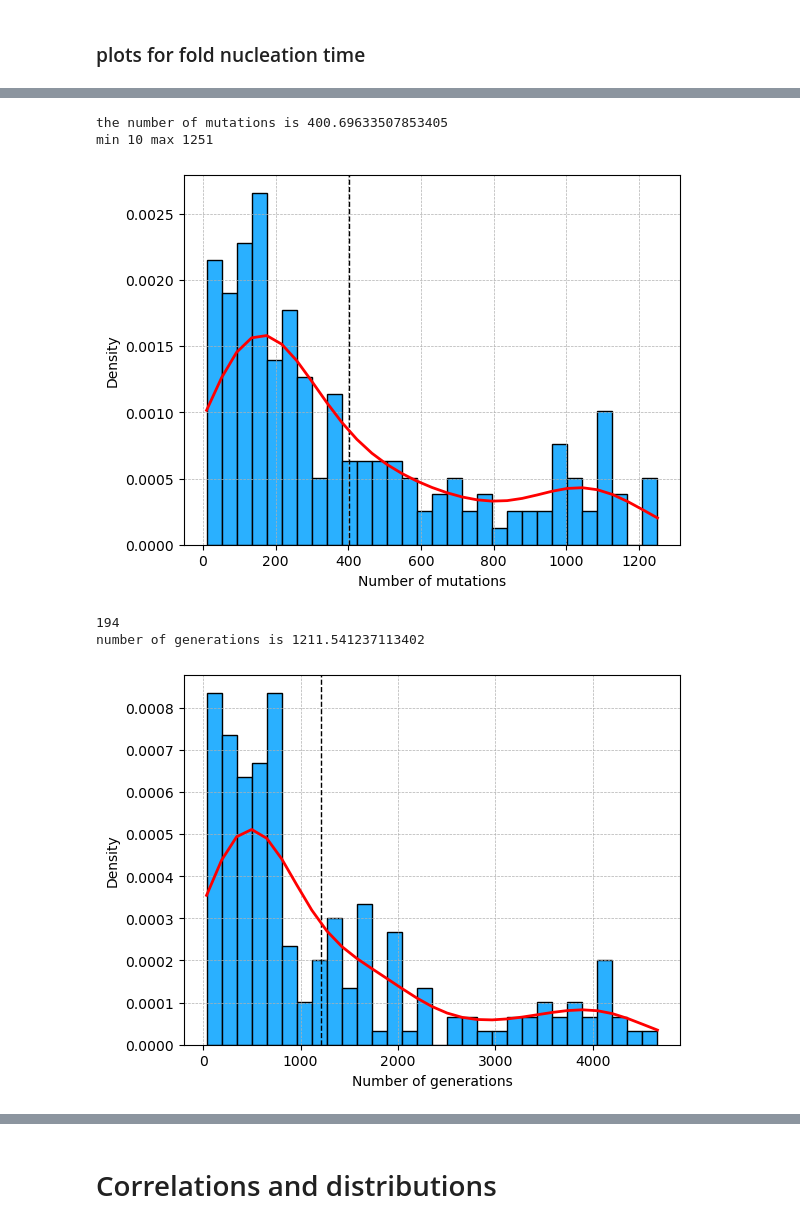
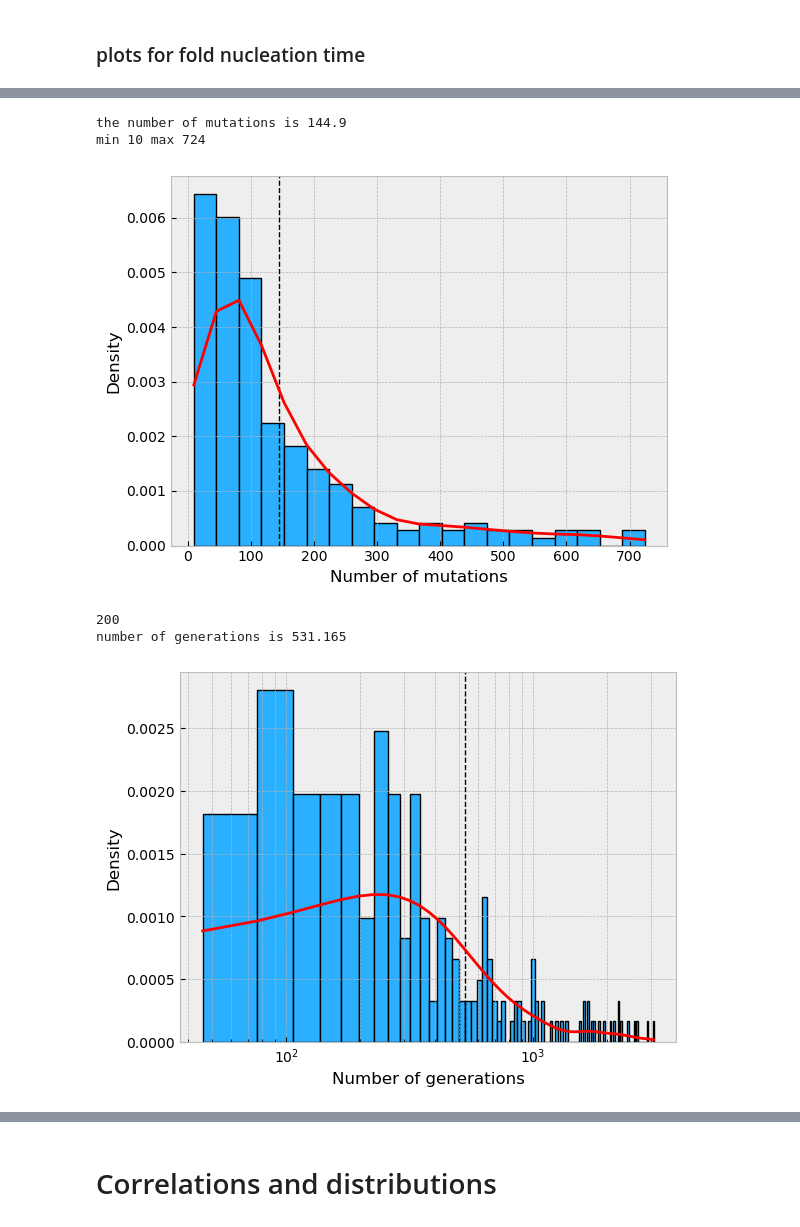
Before and after one commit to sahakyanhk/pfes, a Jupyter notebook: jupyter/psef_stat.ipynb, the cells around one changed output, grey strips where cells are left out. Saved outputs shown, nothing was run; the diff lists cells and outputs as text; code cells hidden in the pictures.

```diff
--- a/jupyter/psef_stat.ipynb
+++ b/jupyter/psef_stat.ipynb
@@ -104,51 +114,52 @@ print(len(lineage_time))
 # %%
-plt.style.use('default')
+plt.style.use('bmh')
 
 # histogram on linear scale
 #plt.subplot(211)
-n, x, _ = plt.hist(lineage_time, bins=30,  facecolor = '#2ab0ff', edgecolor='black', linewidth=1, density=True)
+n, x, _ = plt.hist(lineage_time, bins=20,  facecolor = '#2ab0ff', edgecolor='black', linewidth=1, density=True)
+#plt.xlim(0,1200)
 plt.xlabel('Number of mutations')
 plt.ylabel('Density')
 plt.axvline(lineage_time.mean(), color='k', linestyle='dashed', linewidth=1)
 plt.grid(True, which="both", linestyle='--', linewidth=0.5)
 plt.plot(x, density(x), color='red', linewidth=2)
-
 print("the number of mutations is", lineage_time.mean())
 
 print("min", lineage_time.min(), 'max', lineage_time.max())
 # %% [output]
-the number of mutations is 400.69633507853405
-min 10 max 1251
+the number of mutations is 144.9
+min 10 max 724
-[figure, old version]
+[figure, new version]
 # %%
 bestlog_time = []
 for pfe in bestlog_dict.keys():
     df=bestlog_dict[pfe]
     dfmusk = (df.mean_plddt > 0.85) & (df.ptm > 0.75)
     if dfmusk.any():
         bestlog_time.append(df[dfmusk].index[0])
 
 
 bestlog_time = np.array(bestlog_time[:200])
 density = gaussian_kde(bestlog_time)
 print(len(bestlog_time))
 
-plt.style.use('default')
+plt.style.use('bmh')
 
 # histogram on linear scale
 #plt.subplot(211)
-n, x, _  = plt.hist(bestlog_time, bins=30,  facecolor = '#2ab0ff', edgecolor='black', linewidth=1, density=True)
+n, x, _  = plt.hist(bestlog_time, bins=100,  facecolor = '#2ab0ff', edgecolor='black', linewidth=1, density=True)
 plt.xlabel('Number of generations')
 plt.ylabel('Density')
 
 plt.axvline(bestlog_time.mean(), color='k', linestyle='dashed', linewidth=1)
 plt.grid(True, which="both", linestyle='--', linewidth=0.5)
 plt.plot(x, density(x), color='red', linewidth=2)
 print("number of generations is", bestlog_time.mean())
+plt.xscale('log')
 # %% [output]
-194
-number of generations is 1211.541237113402
+200
+number of generations is 531.165
-[figure, old version]
+[figure, new version]
 # %%
 print(f'average lineage lengh: {lineage_time.mean()}')
 print(f'n mutations per site: {lineage_time.mean() / 50}')
```
Also changed, not shown: parts of 10 cells of this notebook, 2 other files.
